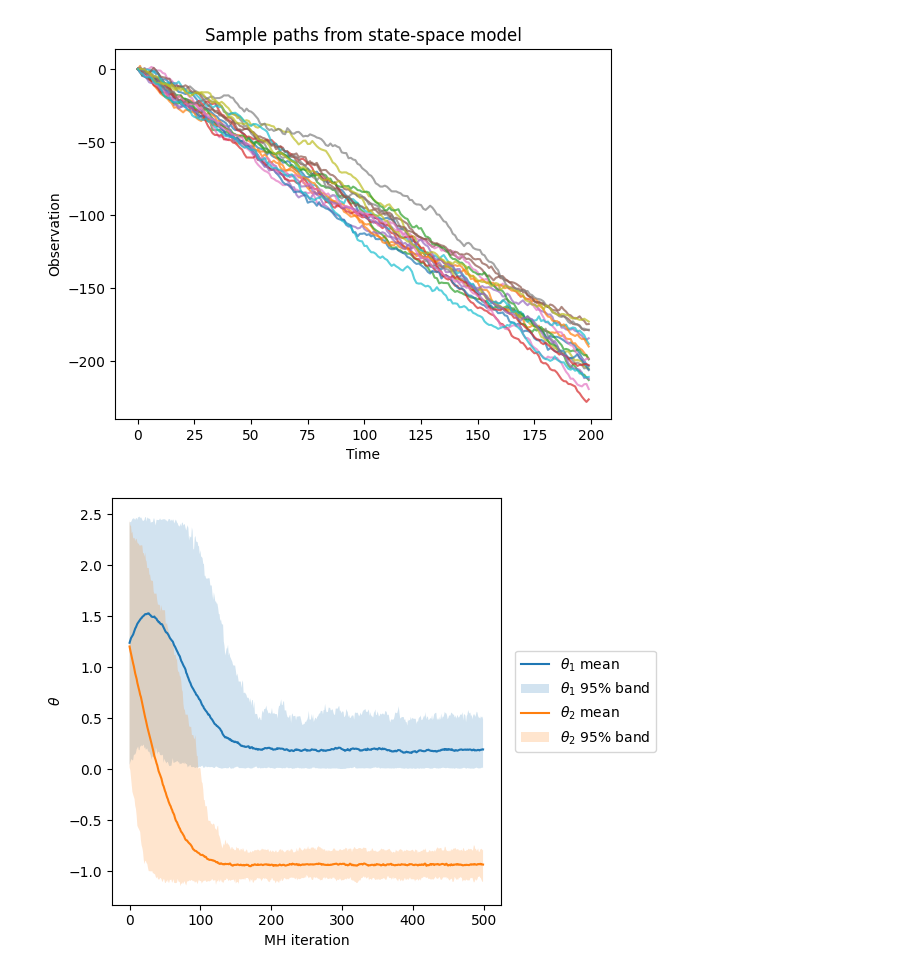
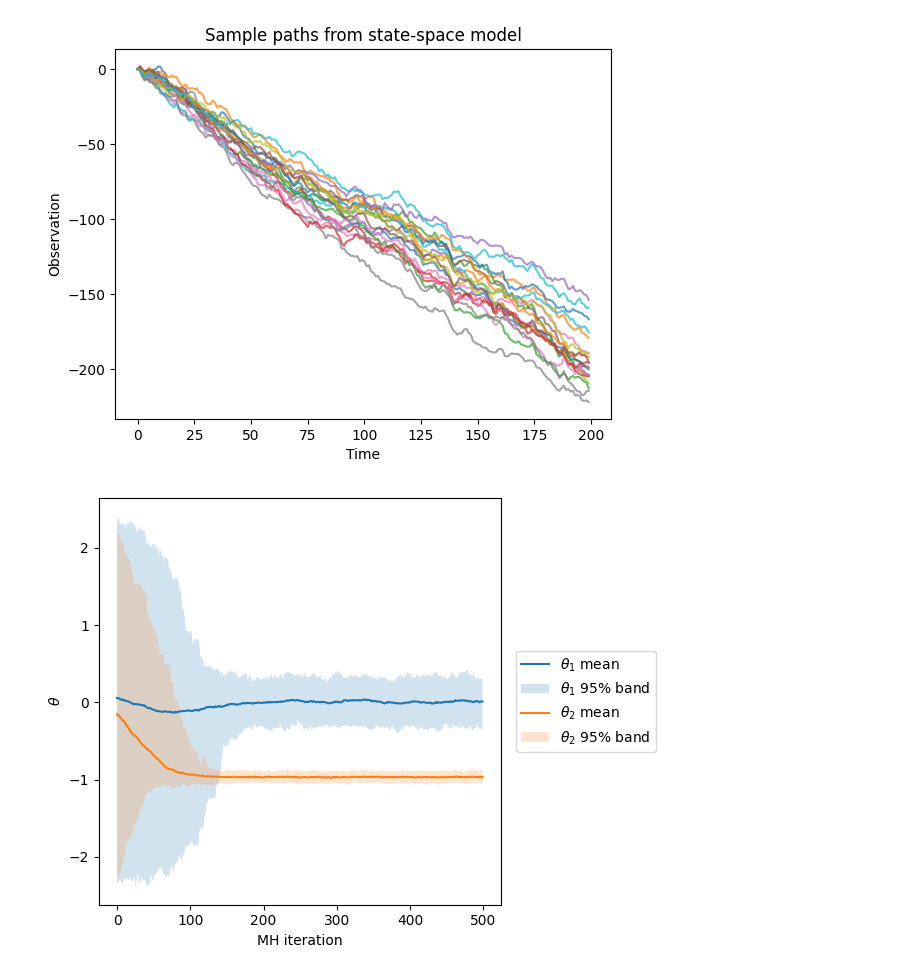
Before and after one commit to vvnnif/smc-highly-informative-observations, a Jupyter notebook: notebooks/prototype.ipynb, the cells around one changed output. Saved outputs shown, nothing was run; the diff lists cells and outputs as text; code cells hidden in the pictures.

Commit message:
Improved documentation, added better visualization, fixed some stuff, still confused

```diff
--- a/notebooks/prototype.ipynb
+++ b/notebooks/prototype.ipynb
@@ -13,7 +13,7 @@ from numba import njit
 linear-Gaussian state space model
 '''
 
-def sample_state_space_model(T=200):
+def sample_state_space_model(us, T=200):
     """Sample observations from the toy example
     linear-Gaussian state-space model (under the true
     theta parameter) described in Svensson et al. (2017).
@@ -22,6 +22,8 @@ def sample_state_space_model(T=200):
     -
     T : int, default=500
         Number of time steps to simulate.
+    us : ndarray of shape (T,):
+        List of exogenous input variables.
 
     Returns
     -
@@ -33,12 +35,11 @@ def sample_state_space_model(T=200):
     ys = np.zeros((T,)) # Storage for observations
     transition_matrix = np.array([[1, 0.8],[0, 0.1]])
     observation_matrix = np.array([1, 0])
-    exogenous_vector = np.array([-1, 0])
     for i in range(1, T):
         # Evolve latent space according to formula
         # in Svensson et al. (2017).
         xs[:,i] = transition_matrix @ xs[:,i-1] \
-                  + exogenous_vector \
+                  + np.array([-1, 0]) * us[i] \
                   + np.random.multivariate_normal(np.zeros(2), np.eye(2))
         ys[i] = observation_matrix @ xs[:,i]
     return ys
@@ -49,9 +50,13 @@ Do some quick visualization.
 
 
 n_paths = 20 # Number of paths to draw
+T = 500 # Number of samples in each path
+
+rng = np.random.default_rng(seed=42) # Want to fix this while keeping the rest random
+us = rng.normal(loc=1, scale=1, size=T) # Fixed exogenous input variables
 
 for _ in range(n_paths):
-    ys = sample_state_space_model()
+    ys = sample_state_space_model(us=us)
     plt.plot(ys, alpha=0.7)
 
 plt.title("Sample paths from state-space model")
@@ -59,7 +64,7 @@ plt.xlabel("Time")
 plt.ylabel("Observation")
 plt.show()
 # %% [output]
-[figure, old version]
+[figure, new version]
 # %%
 '''Implementation of a Metropolis-Hastings algorithm for sampling parameters
 from a tempered version of the linear-Gaussian state space model defined above.
@@ -206,17 +233,24 @@ posterior.
 
 temp = 10 # Initial tempering strength
 n_particles = 500 # Number of samples to keep
+n_observed = 500 # Number of observations from state-space model
 # (if M-H is run for 1000 iterations, n_particles = 400 means
 # that we use a burn-in period of 600 samples)
 
 # Sample an initial point from the prior, to be used as
 # a starting point in Metropolis-Hastings sampling.
-# Prior is uniform on [0, 2.5] x [0, 2.5].
-initial_theta = np.random.uniform(0, 2.5, size=2)
+# Prior is uniform on [0, 2.5] x [-2.5, 0].
+initial_theta = sample_prior()
 
 # Sample observations for the true, underlying state-space model,
 # which has parameters theta1 = 0.8, theta2 = -1.
-ys = sample_state_space_model()
+
+# Exogenous input variables
+rng = np.random.default_rng(seed=42) # Want to fix this while keeping the rest random
+us = rng.normal(loc=1, scale=1, size=n_observed)
+
+ys = sample_state_space_model(us=us,T=n_observed)
+
 
 # Use Metropolis-Hastings to sample initial parameter
 # estimates.
@@ -224,6 +258,7 @@ thetas = metropolis_hastings(initial_theta=initial_theta,
                              temp=temp,
                              n_iters=1000,
                              ys=ys,
+                             us=us,
                              proposal_sd=0.1
                             )[-n_particles:]
 # %%
@@ -237,32 +272,33 @@ n_iters = 500 # Number of iterations to run each M-H algorithm for
 
 theta_trajs = np.zeros((n_runs, n_iters, 2)) # Store trajectories
 
 for r in range(n_runs):
-    initial_theta = np.random.uniform(0, 2.5, size=2)
+    initial_theta = sample_prior()
 
     theta_trajs[r] = metropolis_hastings(
         initial_theta=initial_theta,
         temp=temp,
         n_iters=n_iters,
+        us=us,
         ys=ys,
         proposal_sd=0.1
     )
 
 
 x = np.arange(n_iters)
 fig, ax = plt.subplots()
 for j, label in enumerate([r'$\theta_1$', r'$\theta_2$']):
     mean = theta_trajs[:, :, j].mean(axis=0)
     lo, hi = np.quantile(theta_trajs[:, :, j], [0.025, 0.975], axis=0)
 
     ax.plot(x, mean, label=f'{label} mean')
     ax.fill_between(x, lo, hi, alpha=0.2, label=f'{label} 95% band')
 
 
 ax.set_xlabel("MH iteration")
 ax.set_ylabel(r"$\theta$")
 ax.legend(loc='center left', bbox_to_anchor=(1.02, 0.5))
 fig.tight_layout()
 plt.show()
 # %% [output]
-[figure, old version]
+[figure, new version]
```
Also changed, not shown: parts of 7 cells of this notebook.
